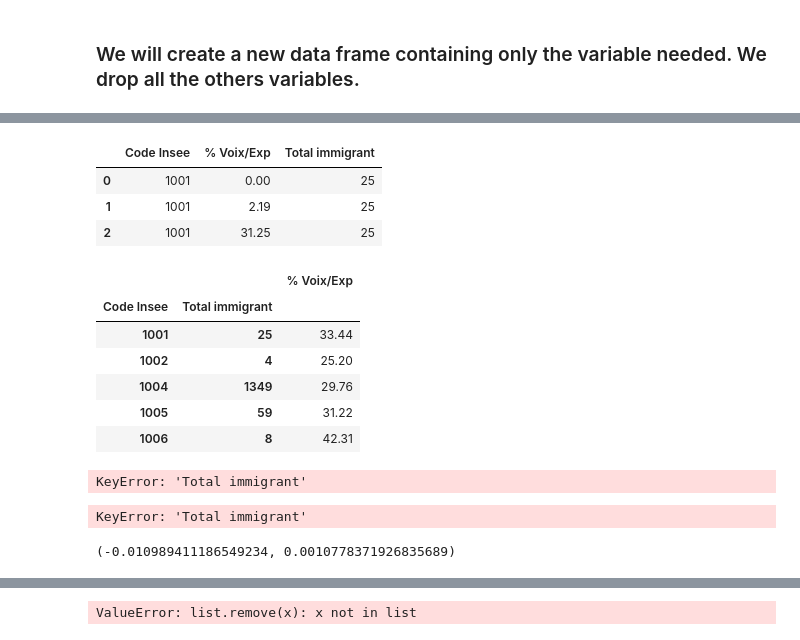
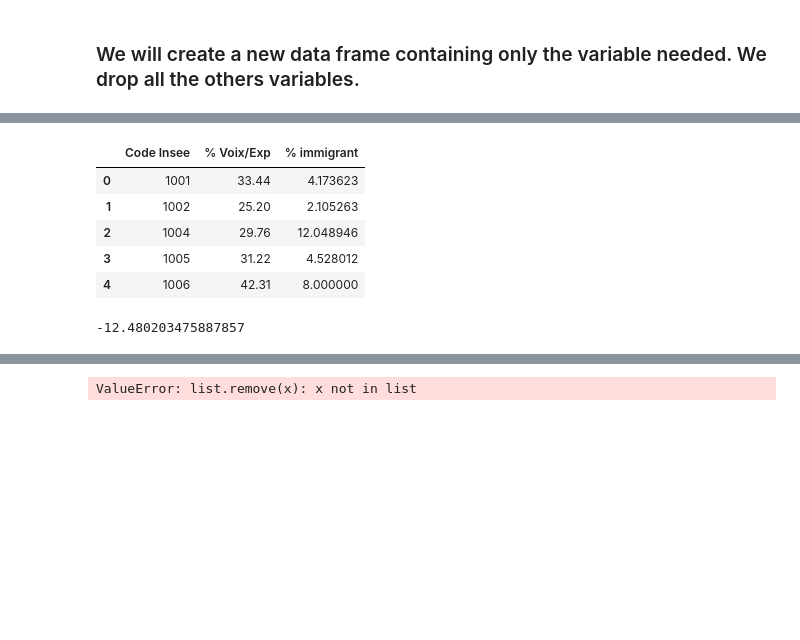
Before and after one commit to du-phan/Electoral-Analysis, a Jupyter notebook: data_analysis.ipynb, the cells around one changed output, grey strips where cells are left out. Cells and saved outputs as stored; diff of their text form; code cells hidden in the pictures; blank space fills up the shorter version.

```diff
--- a/data_analysis.ipynb
+++ b/data_analysis.ipynb
@@ -52 +46,4 @@ data = float_to_int(data)
+# %%
+data_right = data_to_string(data_right)
+data_right = float_to_int(data_right)
 # %%
@@ -86,15 +63,16 @@ def create_final_data(data):
     new_data = data.copy()
     title = data.columns.tolist()
     dropping_index = []
-    keeping_variable = ['Code Insee','% Voix/Ins','% Voix/Exp','Total immigrant','C12_POP15P_CS1','C12_POP15P_CS2','C12_POP15P_CS3','C12_POP15P_CS4','C12_POP15P_CS5', 'C12_POP15P_CS6',
-                       'C12_POP15P_CS7', 'C12_POP15P_CS8','SNHM12','Total ']
+    keeping_variable = ['Code Insee','% Voix/Ins','% Voix/Exp','% immigrant','% C12_POP15P_CS1','% C12_POP15P_CS2','% C12_POP15P_CS3',
+                        '% C12_POP15P_CS4','% C12_POP15P_CS5', '% C12_POP15P_CS6','% C12_POP15P_CS7', '% C12_POP15P_CS8',
+                        'SNHM12','Total ']
     for index, variable in enumerate(title):
         if variable not in keeping_variable:
             dropping_index.append(index)
     new_data = new_data.drop(new_data.columns[dropping_index], axis = 1)
     return new_data
 # %%
-data2 = create_final_data(data)
+data2 = create_final_data(data_right)
 # %%
 data2.head()
 # %% [output]
@@ -107,10 +85,12 @@ data2.head()
 # %%
-voix_immigrant = data2[['Code Insee','% Voix/Exp','Total immigrant']]
+voix_immigrant = data2[['Code Insee','% Voix/Exp','% immigrant']]
 # %%
 voix_immigrant = voix_immigrant.dropna()
-voix_immigrant.head(3)
+voix_immigrant.head()
 # %% [output]
-|  | Code Insee | % Voix/Exp | Total immigrant |
-| 0 | 1001 | 0.00 | 25 |
-| 1 | 1001 | 2.19 | 25 |
-| 2 | 1001 | 31.25 | 25 |
+|  | Code Insee | % Voix/Exp | % immigrant |
+| 0 | 1001 | 33.44 | 4.173623 |
+| 1 | 1002 | 25.20 | 2.105263 |
+| 2 | 1004 | 29.76 | 12.048946 |
+| 3 | 1005 | 31.22 | 4.528012 |
+| 4 | 1006 | 42.31 | 8.000000 |
@@ -121,18 +97,3 @@ voix_immigrant = voix_immigrant.aggregate(np.sum)
-# %%
-voix_immigrant.head()
-# %% [output]
-|  |  | % Voix/Exp |
-| Code Insee | Total immigrant |  |
-| 1001 | 25 | 33.44 |
-| 1002 | 4 | 25.20 |
-| 1004 | 1349 | 29.76 |
-| 1005 | 59 | 31.22 |
-| 1006 | 8 | 42.31 |
-# %%
-i = voix_immigrant['Total immigrant'].tolist()
-# %% [output]
-KeyError: 'Total immigrant'
 # %%
-v = voix_immigrant['% Voix/Exp'].tolist()
+plt.hist(voix_immigrant['% Voix/Exp'])
+plt.show()
-# %% [output]
-KeyError: 'Total immigrant'
@@ -142,4 +103,4 @@ plt.show()
 # %%
-pearsonr(voix_immigrant['% Voix/Exp'], voix_immigrant['Total immigrant'])
+pearsonr(voix_immigrant['% Voix/Exp'], voix_immigrant['% immigrant'])[0]*100
 # %% [output]
-(-0.010989411186549234, 0.0010778371926835689)
+-12.480203475887857
```
Also changed, not shown: parts of 20 cells of this notebook.
